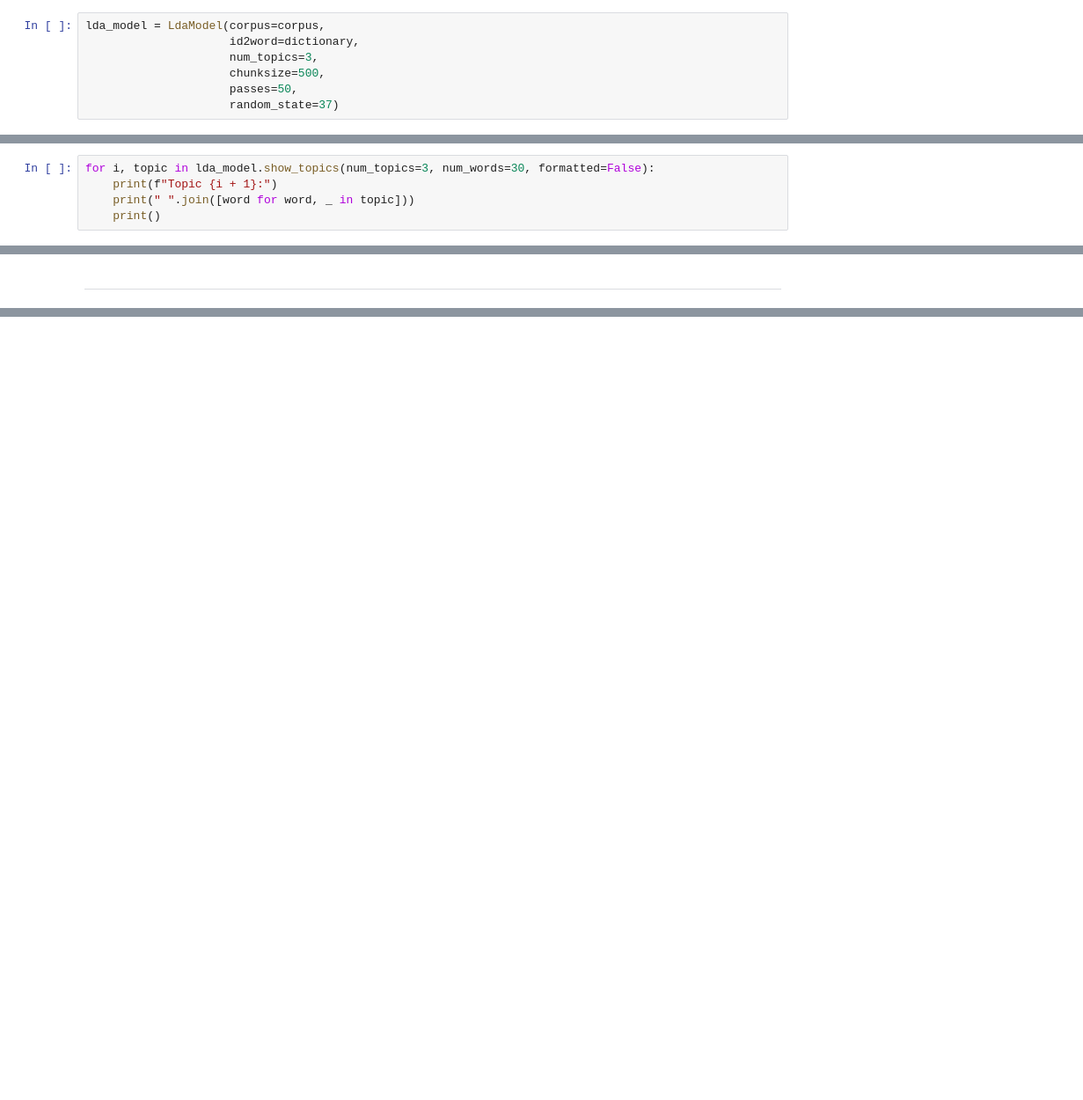
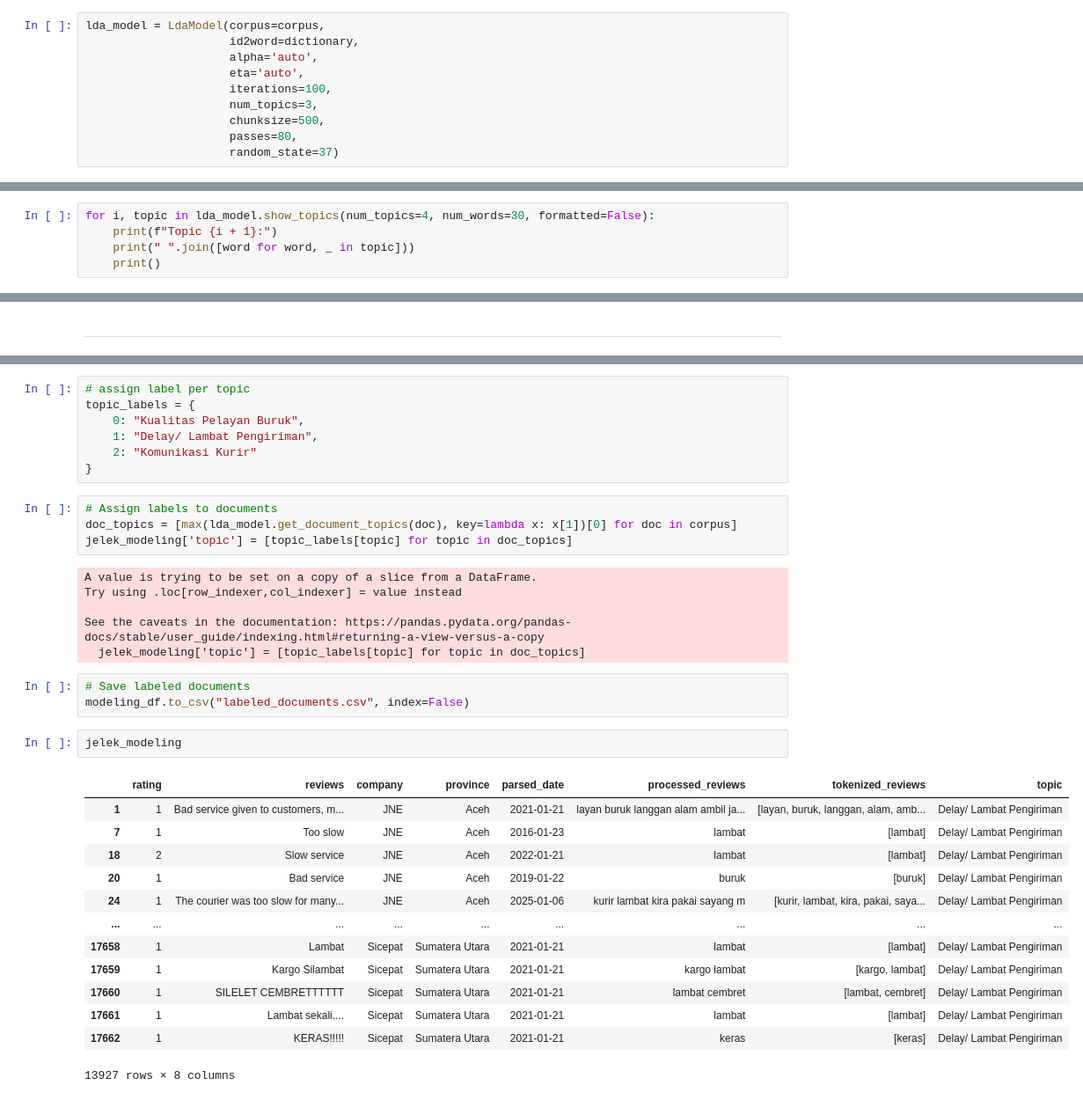
Before and after one commit to Radenaz/sandbox_textprepro, a Jupyter notebook: test_modelin.ipynb, the cells around one changed output, grey strips where cells are left out. Shown: that part at 88% size. Saved outputs shown, nothing was run; the diff lists cells and outputs as text; blank space fills up the shorter version.

Commit message:
test_modelin_2

```diff
--- a/test_modelin.ipynb
+++ b/test_modelin.ipynb
@@ -203,9 +203,12 @@ Coba modeling
 # %%
 lda_model = LdaModel(corpus=corpus,
                      id2word=dictionary,
+                     alpha='auto',
+                     eta='auto',
+                     iterations=100,
                      num_topics=3,
                      chunksize=500,
-                     passes=50,
+                     passes=80,
                      random_state=37)
 # %% [markdown]
 corpus: corpusnya.
@@ -220,7 +223,7 @@ passes: Berapa kali algorithm nya passes through iterasi nya. More passes katany
 
 random_state: seed.
 # %%
-for i, topic in lda_model.show_topics(num_topics=3, num_words=30, formatted=False):
+for i, topic in lda_model.show_topics(num_topics=4, num_words=30, formatted=False):
     print(f"Topic {i + 1}:")
     print(" ".join([word for word, _ in topic]))
     print()
@@ -249,0 +272,36 @@ pyLDAvis.display(vis)
+# %%
+# assign label per topic
+topic_labels = {
+    0: "Kualitas Pelayan Buruk",
+    1: "Delay/ Lambat Pengiriman",
+    2: "Komunikasi Kurir"
+}
+# %%
+# Assign labels to documents
+doc_topics = [max(lda_model.get_document_topics(doc), key=lambda x: x[1])[0] for doc in corpus]
+jelek_modeling['topic'] = [topic_labels[topic] for topic in doc_topics]
+# %% [output]
+A value is trying to be set on a copy of a slice from a DataFrame.
+Try using .loc[row_indexer,col_indexer] = value instead
+
+See the caveats in the documentation: https://pandas.pydata.org/pandas-docs/stable/user_guide/indexing.html#returning-a-view-versus-a-copy
+  jelek_modeling['topic'] = [topic_labels[topic] for topic in doc_topics]
+# %%
+# Save labeled documents
+modeling_df.to_csv("labeled_documents.csv", index=False)
+# %%
+jelek_modeling
+# %% [output]
+|  | rating | reviews | company | province | parsed_date | processed_reviews | tokenized_reviews | topic |
+| 1 | 1 | Bad service given to customers, m... | JNE | Aceh | 2021-01-21 | layan buruk langgan alam ambil ja... | [layan, buruk, langgan, alam, amb... | Delay/ Lambat Pengiriman |
+| 7 | 1 | Too slow | JNE | Aceh | 2016-01-23 | lambat | [lambat] | Delay/ Lambat Pengiriman |
+| 18 | 2 | Slow service | JNE | Aceh | 2022-01-21 | lambat | [lambat] | Delay/ Lambat Pengiriman |
+| 20 | 1 | Bad service | JNE | Aceh | 2019-01-22 | buruk | [buruk] | Delay/ Lambat Pengiriman |
+| 24 | 1 | The courier was too slow for many... | JNE | Aceh | 2025-01-06 | kurir lambat kira pakai sayang m | [kurir, lambat, kira, pakai, saya... | Delay/ Lambat Pengiriman |
+| ... | ... | ... | ... | ... | ... | ... | ... | ... |
+| 17658 | 1 | Lambat | Sicepat | Sumatera Utara | 2021-01-21 | lambat | [lambat] | Delay/ Lambat Pengiriman |
+| 17659 | 1 | Kargo Silambat | Sicepat | Sumatera Utara | 2021-01-21 | kargo lambat | [kargo, lambat] | Delay/ Lambat Pengiriman |
+| 17660 | 1 | SILELET CEMBRETTTTTT | Sicepat | Sumatera Utara | 2021-01-21 | lambat cembret | [lambat, cembret] | Delay/ Lambat Pengiriman |
+| 17661 | 1 | Lambat sekali.... | Sicepat | Sumatera Utara | 2021-01-21 | lambat | [lambat] | Delay/ Lambat Pengiriman |
+| 17662 | 1 | KERAS!!!!! | Sicepat | Sumatera Utara | 2021-01-21 | keras | [keras] | Delay/ Lambat Pengiriman |
+13927 rows × 8 columns
```
Also changed, not shown: parts of 5 cells of this notebook, 1 other file.
